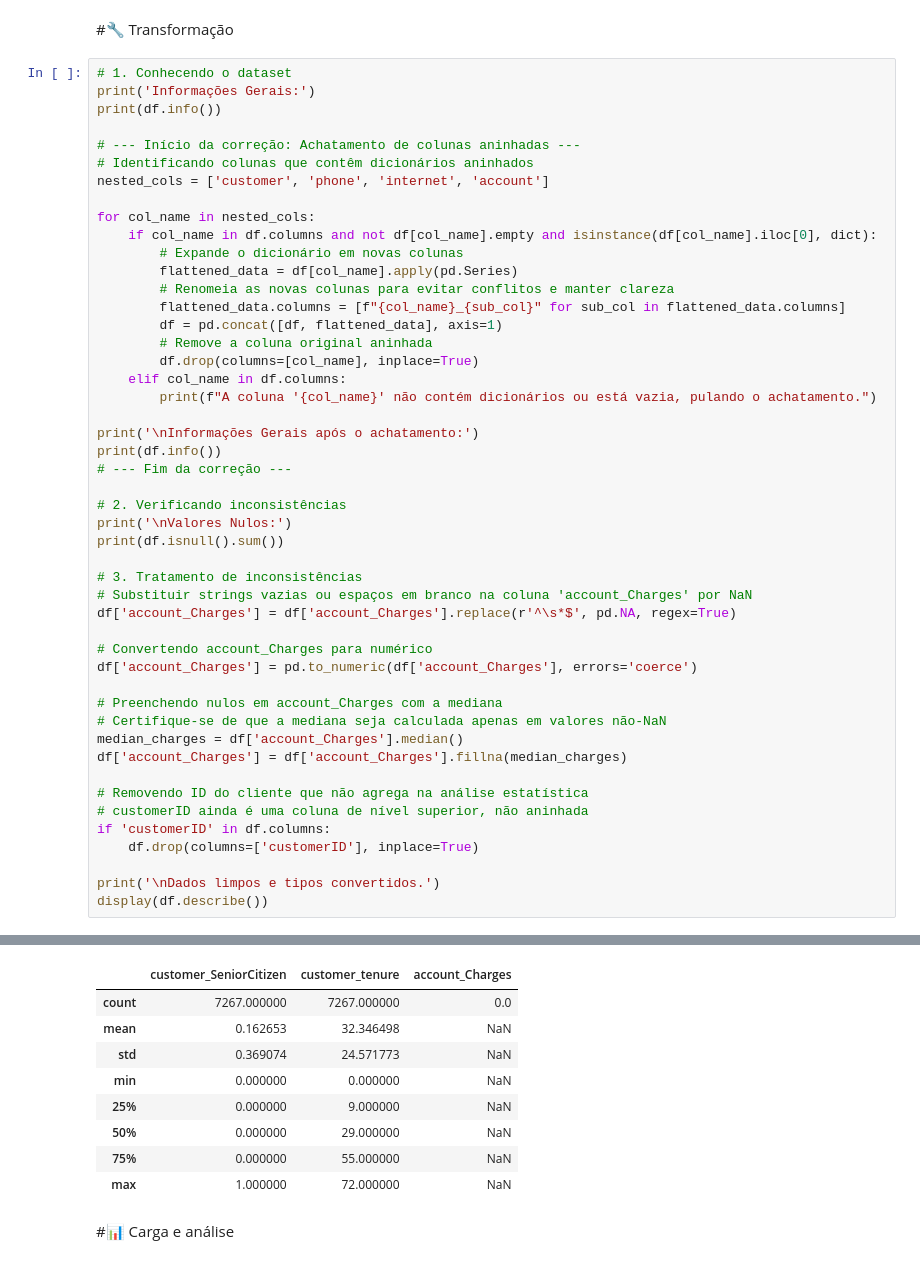
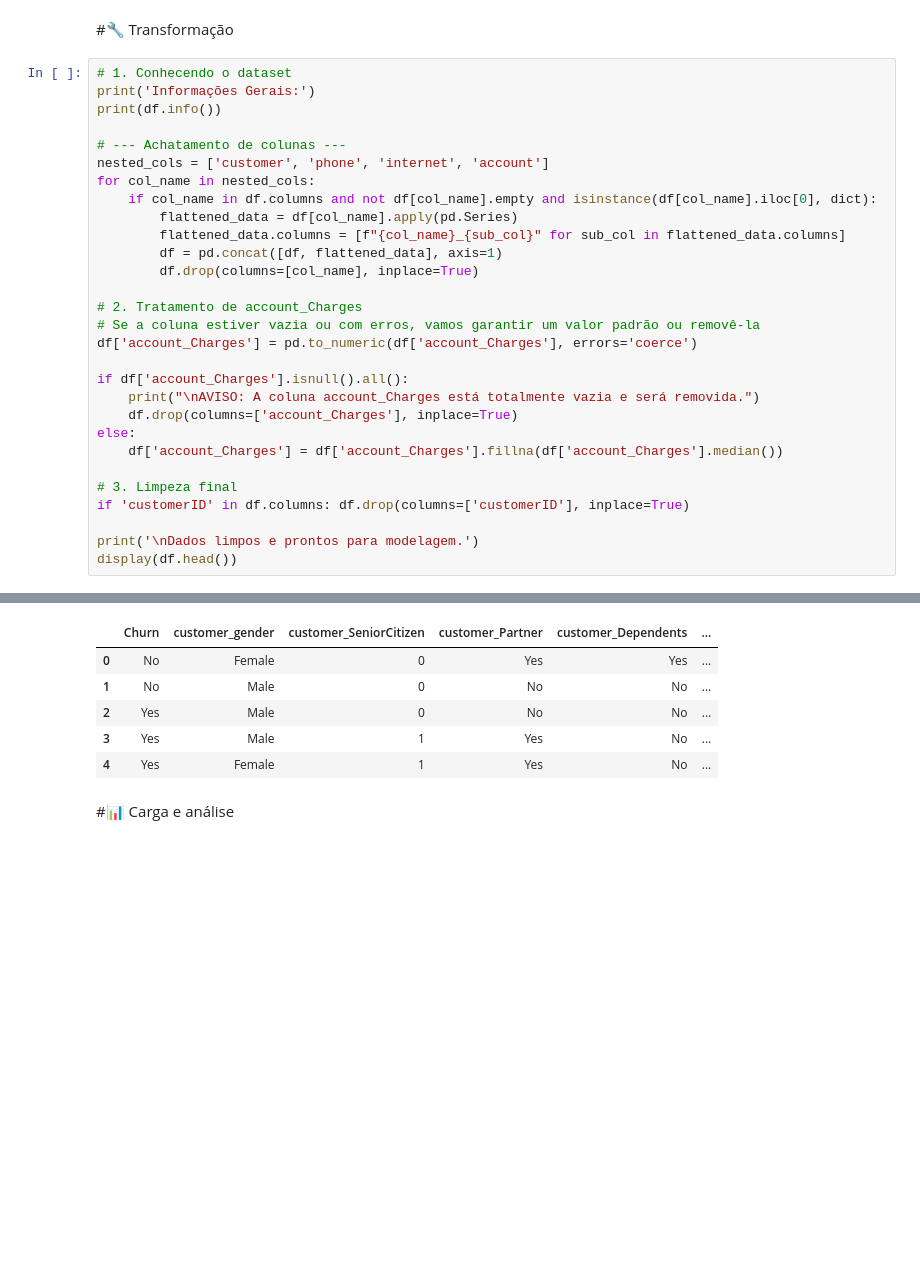
Before and after one commit to MysticXiz/Oracle-One-Telecom-X, a Jupyter notebook: TelecomX.ipynb, the cells around one changed output, grey strips where cells are left out. Cells and saved outputs as stored; diff of their text form; blank space fills up the shorter version.

```diff
--- a/TelecomX.ipynb
+++ b/TelecomX.ipynb
@@ -60,49 +60,30 @@ Extração concluída com sucesso!
 print('Informações Gerais:')
 print(df.info())
 
-# --- Início da correção: Achatamento de colunas aninhadas ---
-# Identificando colunas que contêm dicionários aninhados
+# --- Achatamento de colunas ---
 nested_cols = ['customer', 'phone', 'internet', 'account']
-
 for col_name in nested_cols:
     if col_name in df.columns and not df[col_name].empty and isinstance(df[col_name].iloc[0], dict):
-        # Expande o dicionário em novas colunas
         flattened_data = df[col_name].apply(pd.Series)
-        # Renomeia as novas colunas para evitar conflitos e manter clareza
         flattened_data.columns = [f"{col_name}_{sub_col}" for sub_col in flattened_data.columns]
         df = pd.concat([df, flattened_data], axis=1)
-        # Remove a coluna original aninhada
         df.drop(columns=[col_name], inplace=True)
-    elif col_name in df.columns:
-        print(f"A coluna '{col_name}' não contém dicionários ou está vazia, pulando o achatamento.")
 
-print('\nInformações Gerais após o achatamento:')
-print(df.info())
-# --- Fim da correção ---
-
-# 2. Verificando inconsistências
-print('\nValores Nulos:')
-print(df.isnull().sum())
-
-# 3. Tratamento de inconsistências
-# Substituir strings vazias ou espaços em branco na coluna 'account_Charges' por NaN
-df['account_Charges'] = df['account_Charges'].replace(r'^\s*$', pd.NA, regex=True)
-
-# Convertendo account_Charges para numérico
+# 2. Tratamento de account_Charges
+# Se a coluna estiver vazia ou com erros, vamos garantir um valor padrão ou removê-la
 df['account_Charges'] = pd.to_numeric(df['account_Charges'], errors='coerce')
 
-# Preenchendo nulos em account_Charges com a mediana
-# Certifique-se de que a mediana seja calculada apenas em valores não-NaN
-median_charges = df['account_Charges'].median()
-df['account_Charges'] = df['account_Charges'].fillna(median_charges)
+if df['account_Charges'].isnull().all():
+    print("\nAVISO: A coluna account_Charges está totalmente vazia e será removida.")
+    df.drop(columns=['account_Charges'], inplace=True)
+else:
+    df['account_Charges'] = df['account_Charges'].fillna(df['account_Charges'].median())
 
-# Removendo ID do cliente que não agrega na análise estatística
-# customerID ainda é uma coluna de nível superior, não aninhada
-if 'customerID' in df.columns:
-    df.drop(columns=['customerID'], inplace=True)
+# 3. Limpeza final
+if 'customerID' in df.columns: df.drop(columns=['customerID'], inplace=True)
 
-print('\nDados limpos e tipos convertidos.')
-display(df.describe())
+print('\nDados limpos e prontos para modelagem.')
+display(df.head())
 # %% [output]
 Informações Gerais:
 <class 'pandas.core.frame.DataFrame'>
@@ -124,12 +105,9 @@ Dados limpos e tipos convertidos.
-|  | customer_SeniorCitizen | customer_tenure | account_Charges |
-| count | 7267.000000 | 7267.000000 | 0.0 |
-| mean | 0.162653 | 32.346498 | NaN |
-| std | 0.369074 | 24.571773 | NaN |
-| min | 0.000000 | 0.000000 | NaN |
-| 25% | 0.000000 | 9.000000 | NaN |
-| 50% | 0.000000 | 29.000000 | NaN |
-| 75% | 0.000000 | 55.000000 | NaN |
-| max | 1.000000 | 72.000000 | NaN |
+|  | Churn | customer_gender | customer_SeniorCitizen | customer_Partner | customer_Dependents | ... |
+| 0 | No | Female | 0 | Yes | Yes | ... |
+| 1 | No | Male | 0 | No | No | ... |
+| 2 | Yes | Male | 0 | No | No | ... |
+| 3 | Yes | Male | 1 | Yes | No | ... |
+| 4 | Yes | Female | 1 | Yes | No | ... |
 # %% [markdown]
 #📊 Carga e análise
 # %%
```
Also changed, not shown: parts of 4 cells of this notebook.
